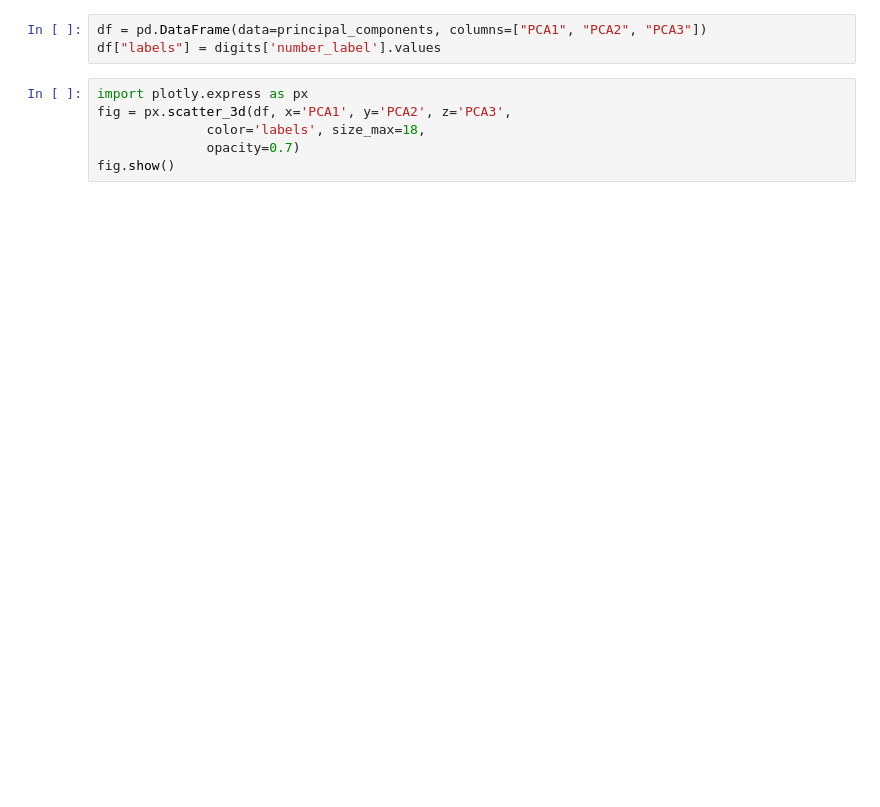
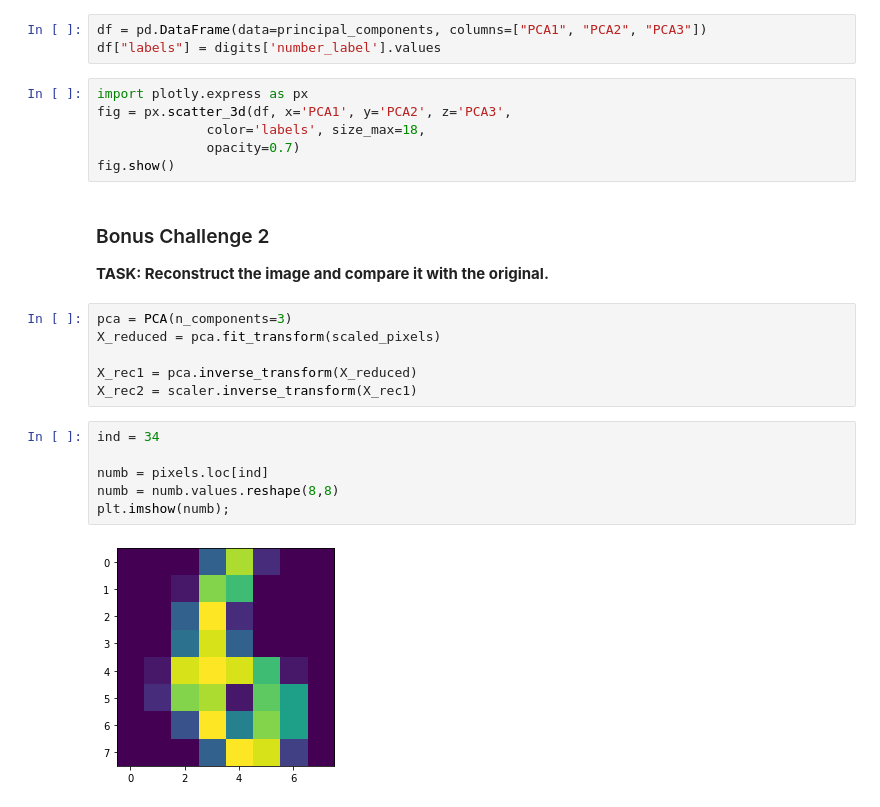
Before and after one commit to SimRey/Machine-Learning, a Jupyter notebook: Unsupervised Learning/Principal Component Analysis/Ex1.ipynb, the cells around one changed output. Cells and saved outputs as stored; diff of their text form; blank space fills up the shorter version.

```diff
--- a/Unsupervised Learning/Principal Component Analysis/Ex1.ipynb
+++ b/Unsupervised Learning/Principal Component Analysis/Ex1.ipynb
@@ -150,3 +150,21 @@ fig = px.scatter_3d(df, x='PCA1', y='PCA2', z='PCA3',
               color='labels', size_max=18,
               opacity=0.7)
 fig.show()
+# %% [markdown]
+### Bonus Challenge 2
+
+**TASK: Reconstruct the image and compare it with the original.**
+# %%
+pca = PCA(n_components=3)
+X_reduced = pca.fit_transform(scaled_pixels)
+
+X_rec1 = pca.inverse_transform(X_reduced)
+X_rec2 = scaler.inverse_transform(X_rec1)
+# %%
+ind = 34
+
+numb = pixels.loc[ind]
+numb = numb.values.reshape(8,8)
+plt.imshow(numb);
+# %% [output]
+[figure, added]
```
Also changed, not shown: parts of 3 cells of this notebook, 2 other files.
